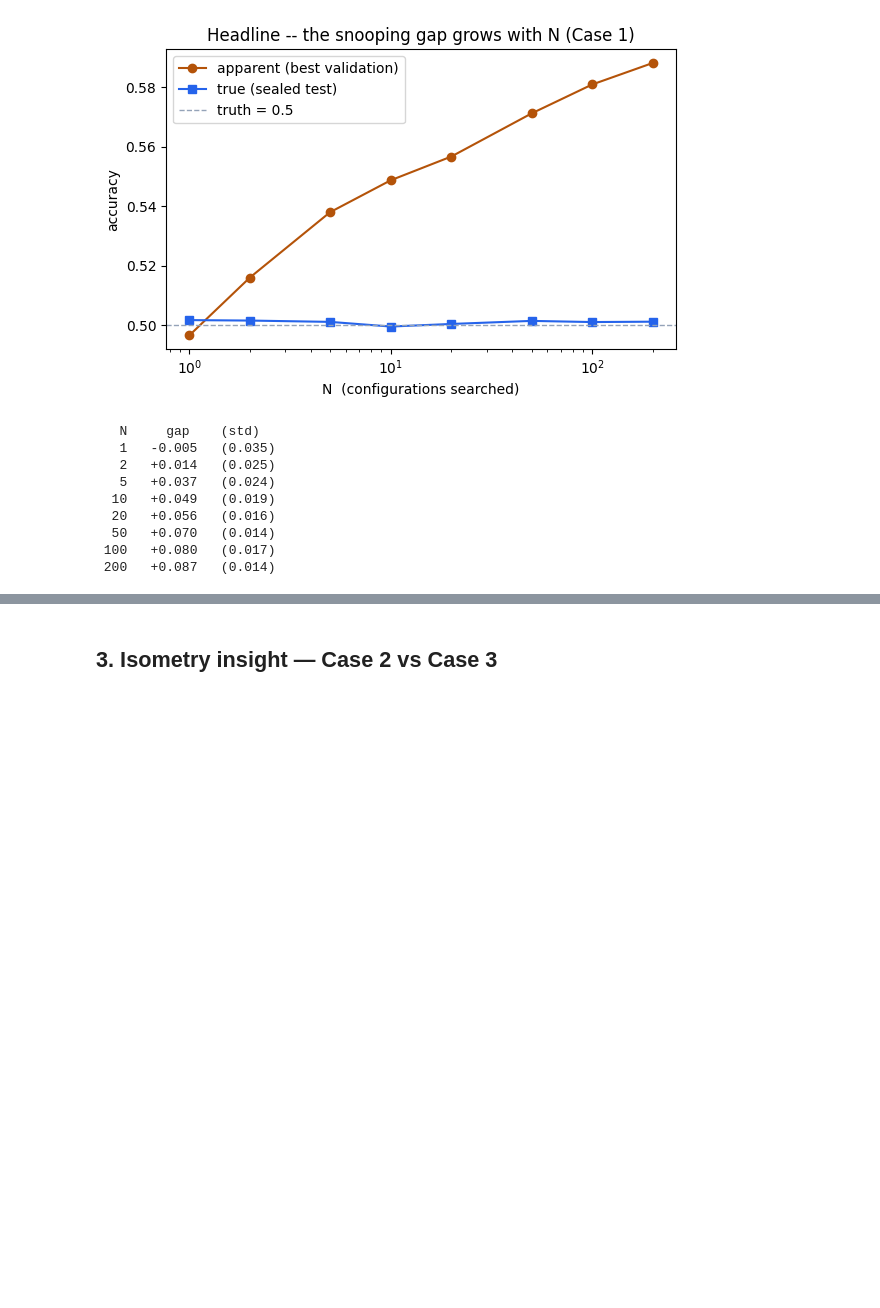
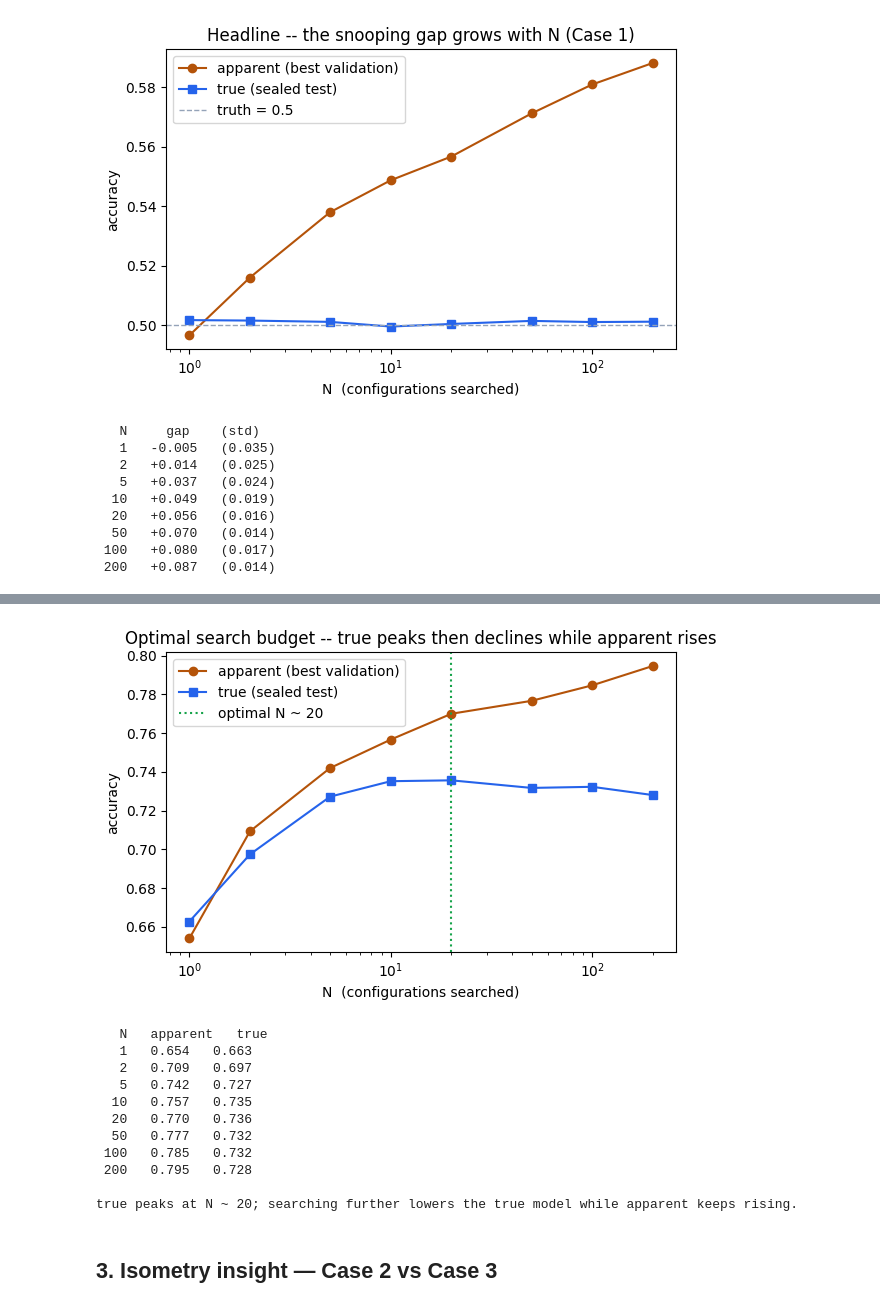
Before and after one commit to VinhDac/RHUL_Final, a Jupyter notebook: notebooks/01_core_snooping.ipynb, the cells around one changed output, grey strips where cells are left out. Saved outputs shown, nothing was run; the diff lists cells and outputs as text; code cells hidden in the pictures; blank space fills up the shorter version.

```diff
--- a/notebooks/01_core_snooping.ipynb
+++ b/notebooks/01_core_snooping.ipynb
@@ -98,3 +101,39 @@ for N in N_values:
+# %%
+# The optimal search budget: on Case 2 + label noise (genuine signal), over-searching
+# eventually picks a lucky-but-worse config -- true peaks then DECLINES while apparent climbs.
+sp = synthetic_splits(2, D, 0.2, [1000, 100, 20000])   # signal + 20% noise, small val (more luck)
+Nb = [1, 2, 5, 10, 20, 50, 100, 200]
+rb = sweep(sp, Nb, np.random.default_rng(0), R=15, epochs=60)
+app = [rb[N]["apparent"] for N in Nb]; tru = [rb[N]["true"] for N in Nb]
+nstar = Nb[int(np.argmax(tru))]
+
+fig, ax = plt.subplots(figsize=(6, 4))
+ax.plot(Nb, app, "o-", color="#b45309", label="apparent (best validation)")
+ax.plot(Nb, tru, "s-", color="#2563eb", label="true (sealed test)")
+ax.axvline(nstar, ls=":", color="#16a34a", label=f"optimal N ~ {nstar}")
+ax.set_xscale("log")
+ax.set_xlabel("N  (configurations searched)"); ax.set_ylabel("accuracy")
+ax.set_title("Optimal search budget -- true peaks then declines while apparent rises")
+ax.legend(); fig.tight_layout()
+fig.savefig(os.path.join(ROOT, "figures", "optimal_budget.svg")); plt.show()
+
+print(f"{'N':>4}   apparent   true")
+for N in Nb:
+    print(f"{N:>4}   {rb[N]['apparent']:.3f}   {rb[N]['true']:.3f}")
+print(f"\ntrue peaks at N ~ {nstar}; searching further lowers the true model while apparent keeps rising.")
+# %% [output]
+[figure, added]
+   N   apparent   true
+   1   0.654   0.663
+   2   0.709   0.697
+   5   0.742   0.727
+  10   0.757   0.735
+  20   0.770   0.736
+  50   0.777   0.732
+ 100   0.785   0.732
+ 200   0.795   0.728
+
+true peaks at N ~ 20; searching further lowers the true model while apparent keeps rising.
 # %% [markdown]
 ## 3. Isometry insight — Case 2 vs Case 3
 # %%
```
Also changed, not shown: parts of 2 cells of this notebook, 7 other files.
